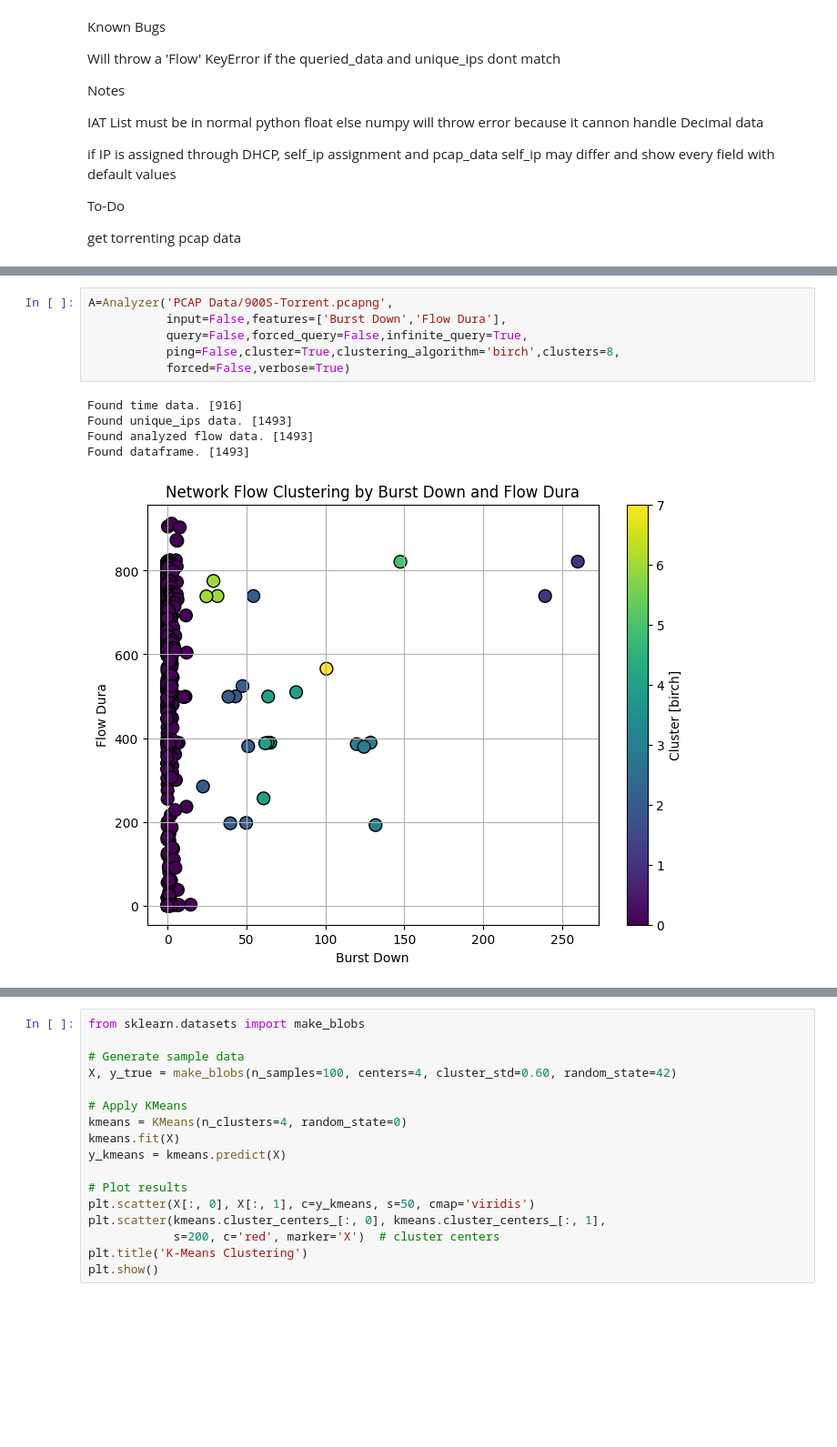
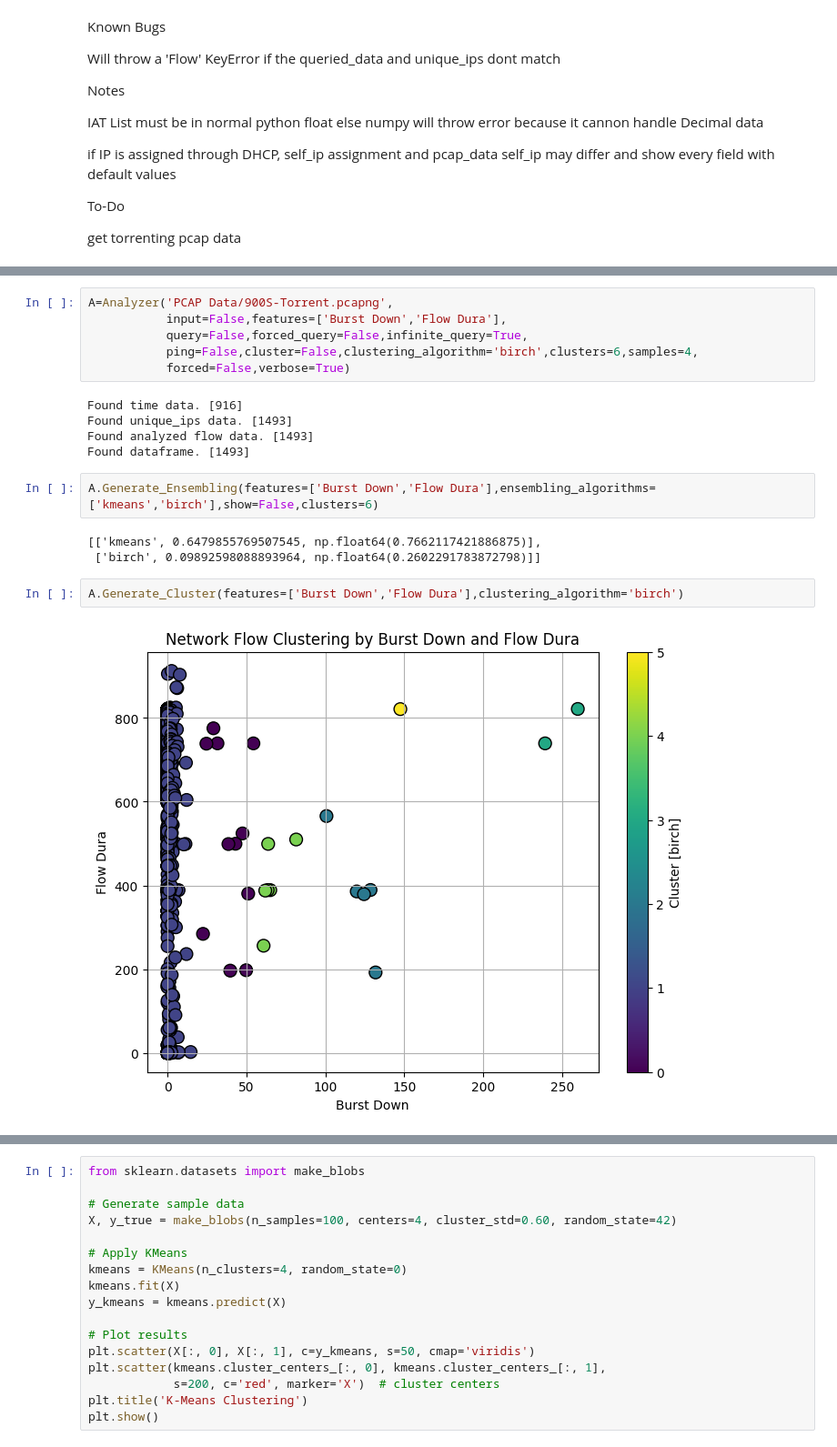
Before and after one commit to MobiusYeeitus/TrafficAnalysis, a Jupyter notebook: AnalysisCore.ipynb, the cells around one changed output, grey strips where cells are left out. Shown at 91% size. Drawn from its saved outputs; the diff is of its cells as text; blank space fills up the shorter version.

Commit message:
added basic ensembling

```diff
--- a/AnalysisCore.ipynb
+++ b/AnalysisCore.ipynb
@@ -870,11 +928,19 @@ class Analyzer:
 A=Analyzer('PCAP Data/900S-Torrent.pcapng',
            input=False,features=['Burst Down','Flow Dura'],
            query=False,forced_query=False,infinite_query=True,
-           ping=False,cluster=True,clustering_algorithm='birch',clusters=8,
+           ping=False,cluster=False,clustering_algorithm='birch',clusters=6,samples=4,
            forced=False,verbose=True)
 # %% [output]
 Found time data. [916]
 Found unique_ips data. [1493]
 Found analyzed flow data. [1493]
 Found dataframe. [1493]
-[figure, removed]
+# %%
+A.Generate_Ensembling(features=['Burst Down','Flow Dura'],ensembling_algorithms=['kmeans','birch'],show=False,clusters=6)
+# %% [output]
+[['kmeans', 0.6479855769507545, np.float64(0.7662117421886875)],
+ ['birch', 0.09892598088893964, np.float64(0.2602291783872798)]]
+# %%
+A.Generate_Cluster(features=['Burst Down','Flow Dura'],clustering_algorithm='birch')
+# %% [output]
+[figure, added]
```
Also changed, not shown: parts of 7 cells of this notebook.
